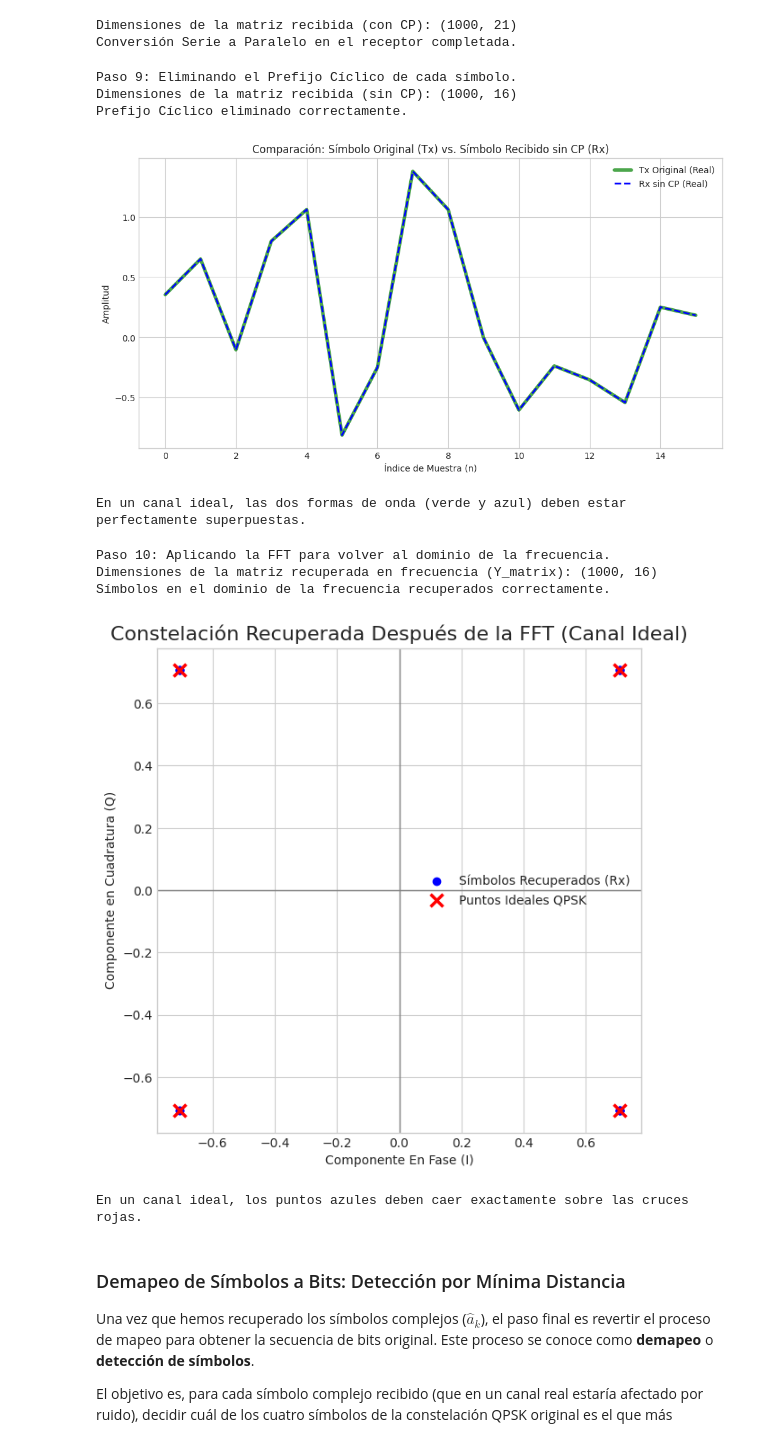
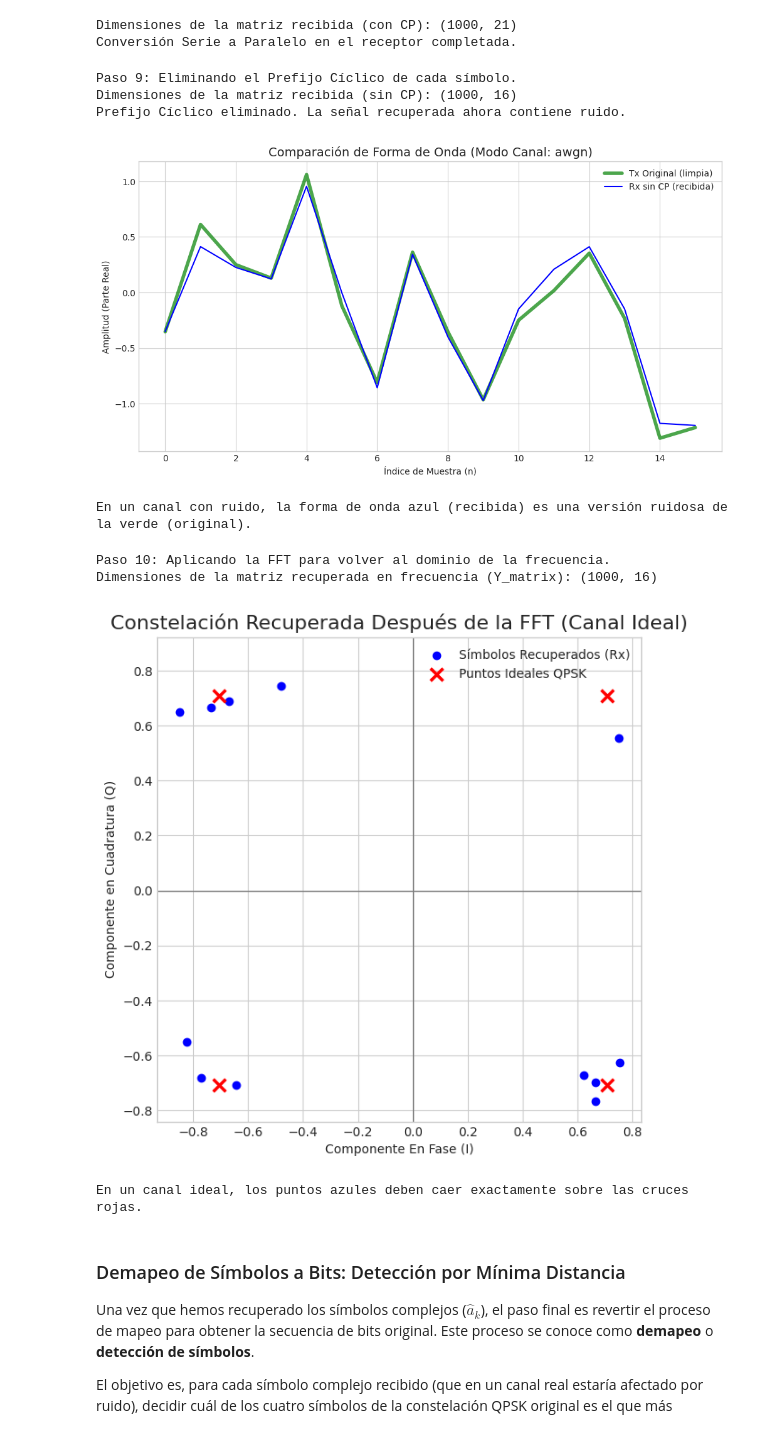
Before and after one commit to AguTrachta/comDigitales, a Jupyter notebook: notebooks/transmisor_receptor_ofdm.ipynb, the cells around one changed output. Drawn from its saved outputs; the diff is of its cells as text; code cells hidden in the pictures.

```diff
--- a/notebooks/transmisor_receptor_ofdm.ipynb
+++ b/notebooks/transmisor_receptor_ofdm.ipynb
@@ -1244,11 +1285,19 @@ Dimensiones de la matriz de entrada (x_time_with_cp): (1000, 21)
 Dimensiones de la señal de transmisión final (tx_signal_baseband): (21000,)
 Longitud esperada: N_sym * (N + L) = 21000
 # %%
-# --- Bloque 7: Aplicación del Canal (Modo Ideal para Validación) ---
+# --- Bloque 7: Aplicación del Canal ---
+# Este bloque aplica el canal configurado en el panel de control.
 
-# Aplicamos el canal en modo "ideal" para verificar que la cadena TX/RX sigue funcionando.
-rx_signal = ch.apply_channel(tx_signal_baseband, channel_type="ideal")
+# Pasamos la señal a través del canal usando la configuración global.
+rx_signal = ch.apply_channel(tx_signal_baseband,
+                     channel_type=MODO_CANAL,
+                     ebn0_db=EBN0_DB_SINGLE_RUN)
 
-print("Señal pasada a través del canal en modo: 'ideal'")
-print("El resto del notebook operará sobre la señal recibida 'rx_signal'.")
+print(f"La señal ha pasado a través del canal en modo: '{MODO_CANAL}'")
+if MODO_CANAL == "awgn":
+    # Verifiquemos que la potencia de la señal recibida aumentó por el ruido
+    power_tx = np.mean(np.abs(tx_signal_baseband)**2)
+    power_rx = np.mean(np.abs(rx_signal)**2)
+    print(f"  Potencia de la señal transmitida: {power_tx:.4f}")
+    print(f"  Potencia de la señal recibida:   {power_rx:.4f} (debería ser mayor)")
 # %% [output]
@@ -1325,45 +1375,52 @@ Conversión Serie a Paralelo en el receptor completada.
 # %%
 # --- Bloque 9: Eliminación del Prefijo Cíclico ---
 
 print("Paso 9: Eliminando el Prefijo Cíclico de cada símbolo.")
 
 # Seleccionamos todas las filas, pero solo las columnas desde L en adelante.
-# Esto efectivamente descarta las primeras L muestras (el CP) de cada símbolo.
 rx_matrix_no_cp = rx_matrix_with_cp[:, p.L:]
 
 # --- Verificación ---
 print(f"Dimensiones de la matriz recibida (sin CP): {rx_matrix_no_cp.shape}")
-# La matriz resultante debe ser idéntica a la que teníamos antes de añadir el CP
-assert np.allclose(rx_matrix_no_cp, x_time), "La eliminación del CP falló."
-print("Prefijo Cíclico eliminado correctamente.")
+
+# VERIFICACIÓN CONDICIONAL: Solo comprobamos la igualdad en el modo ideal.
+if MODO_CANAL == "ideal":
+    # La matriz resultante debe ser idéntica a la que teníamos antes de añadir el CP
+    assert np.allclose(rx_matrix_no_cp, x_time), "La eliminación del CP falló."
+    print("Prefijo Cíclico eliminado correctamente. La señal recuperada es idéntica a la original.")
+else:
+    print("Prefijo Cíclico eliminado. La señal recuperada ahora contiene ruido.")
+
 
 # --- Visualización Comparativa: Símbolo Original vs. Símbolo sin CP ---
-
 # Tomamos el primer símbolo de tiempo original (antes de agregar el CP)
 original_symbol = x_time[0, :]
 # Tomamos el primer símbolo recibido después de quitar el CP
 received_symbol_no_cp = rx_matrix_no_cp[0, :]
 
 # Creamos el eje de tiempo discreto
 time_axis = np.arange(p.N)
 
 plt.figure(figsize=(12, 6))
-plt.plot(time_axis, np.real(original_symbol), 'g-', label='Tx Original (Real)', linewidth=4, alpha=0.7)
-plt.plot(time_axis, np.real(received_symbol_no_cp), 'b--', label='Rx sin CP (Real)', linewidth=2)
-plt.title('Comparación: Símbolo Original (Tx) vs. Símbolo Recibido sin CP (Rx)')
+plt.plot(time_axis, np.real(original_symbol), 'g-', label='Tx Original (limpia)', linewidth=4, alpha=0.7)
+plt.plot(time_axis, np.real(received_symbol_no_cp), 'b-', label='Rx sin CP (recibida)', linewidth=1.5) # Línea más fina para ver la diferencia
+plt.title(f'Comparación de Forma de Onda (Modo Canal: {MODO_CANAL})', fontsize=14)
 plt.xlabel('Índice de Muestra (n)')
-plt.ylabel('Amplitud')
+plt.ylabel('Amplitud (Parte Real)')
 plt.legend()
 plt.grid(True)
 plt.show()
 
-print("En un canal ideal, las dos formas de onda (verde y azul) deben estar perfectamente superpuestas.")
+if MODO_CANAL == "ideal":
+    print("En un canal ideal, las dos formas de onda (verde y azul) deben estar perfectamente superpuestas.")
+else:
+    print("En un canal con ruido, la forma de onda azul (recibida) es una versión ruidosa de la verde (original).")
 # %% [output]
 Paso 9: Eliminando el Prefijo Cíclico de cada símbolo.
 Dimensiones de la matriz recibida (sin CP): (1000, 16)
-Prefijo Cíclico eliminado correctamente.
+Prefijo Cíclico eliminado. La señal recuperada ahora contiene ruido.
-[figure, old version]
+[figure, new version]
-En un canal ideal, las dos formas de onda (verde y azul) deben estar perfectamente superpuestas.
+En un canal con ruido, la forma de onda azul (recibida) es una versión ruidosa de la verde (original).
 # %%
 # --- Bloque 10: Demodulación FFT ---
 
@@ -1376,10 +1433,6 @@ Y_matrix = np.fft.fft(rx_matrix_no_cp, axis=1, norm='ortho')
 
 # --- Verificación ---
 print(f"Dimensiones de la matriz recuperada en frecuencia (Y_matrix): {Y_matrix.shape}")
-# En un canal ideal, la matriz recuperada Y_matrix debe ser idéntica
-# a la matriz X_matrix que introdujimos en la IFFT.
-assert np.allclose(Y_matrix, X_matrix), "La demodulación FFT falló."
-print("Símbolos en el dominio de la frecuencia recuperados correctamente.")
 
 # --- Visualización de la Constelación Recuperada ---
 
@@ -1412,8 +1465,7 @@ print("En un canal ideal, los puntos azules deben caer exactamente sobre las cru
 # %% [output]
 Paso 10: Aplicando la FFT para volver al dominio de la frecuencia.
 Dimensiones de la matriz recuperada en frecuencia (Y_matrix): (1000, 16)
-Símbolos en el dominio de la frecuencia recuperados correctamente.
-[figure, old version]
+[figure, new version]
 En un canal ideal, los puntos azules deben caer exactamente sobre las cruces rojas.
 # %% [markdown]
 ### Demapeo de Símbolos a Bits: Detección por Mínima Distancia
```
Also changed, not shown: parts of 14 cells of this notebook, 5 other files.
